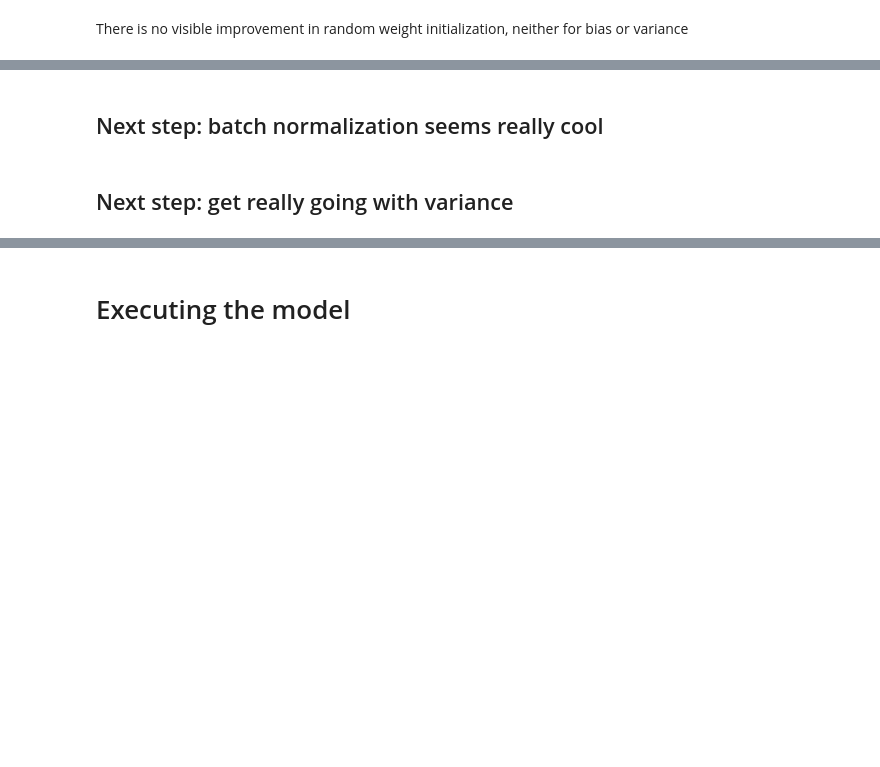
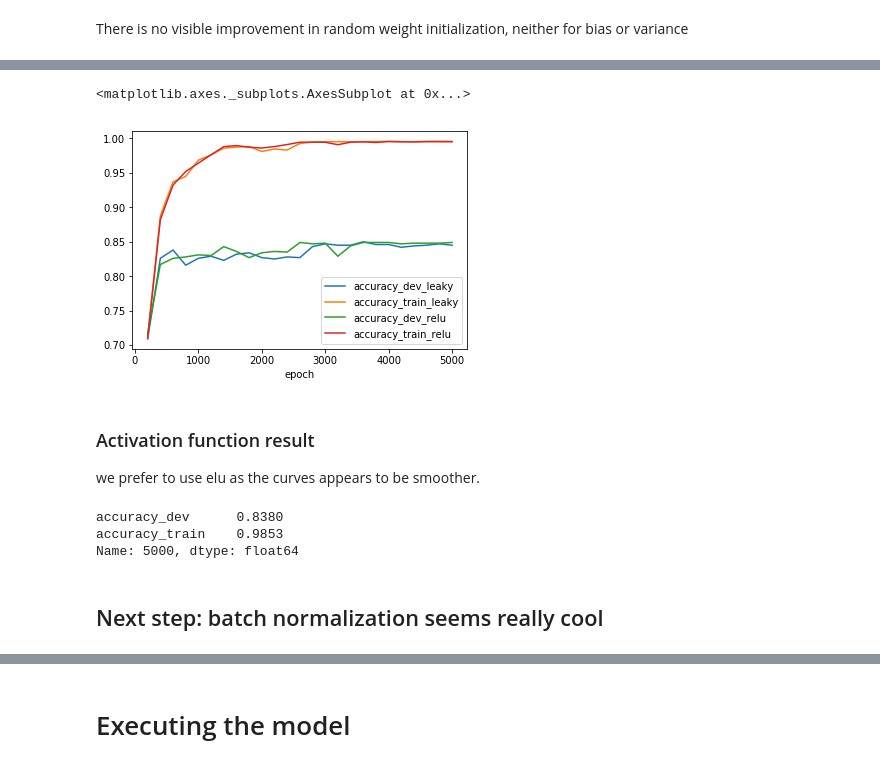
Before and after one commit to gioruffa/DeepLearning_notMNISTStudyCase, a Jupyter notebook: fiststeps.ipynb, the cells around one changed output, grey strips where cells are left out. Drawn from its saved outputs; the diff is of its cells as text; code cells hidden in the pictures; blank space fills up the shorter version.

```diff
--- a/fiststeps.ipynb
+++ b/fiststeps.ipynb
@@ -422,0 +493,10 @@ There is no visible improvement in random weight initialization, neither for bia
+# %%
+leaky_relu_results = pd.read_pickle("leaky_relu_results.pickle")
+# %%
+leaky_relu_results.iloc[:25].join(momentum_results, lsuffix="_leaky", rsuffix="_relu").plot()
+# %% [output]
+<matplotlib.axes._subplots.AxesSubplot at 0x...>
+[figure, added]
+# %% [markdown]
+### Activation function result
+we prefer to use elu as the curves appears to be smoother.
@@ -423,4 +512,8 @@ There is no visible improvement in random weight initialization, neither for bia
+# %%
+elu_results.iloc[-1]
+# %% [output]
+accuracy_dev      0.8380
+accuracy_train    0.9853
+Name: 5000, dtype: float64
 # %% [markdown]
 ## Next step: batch normalization seems really cool
-# %% [markdown]
-## Next step: get really going with variance
```
Also changed, not shown: parts of 44 cells of this notebook.
